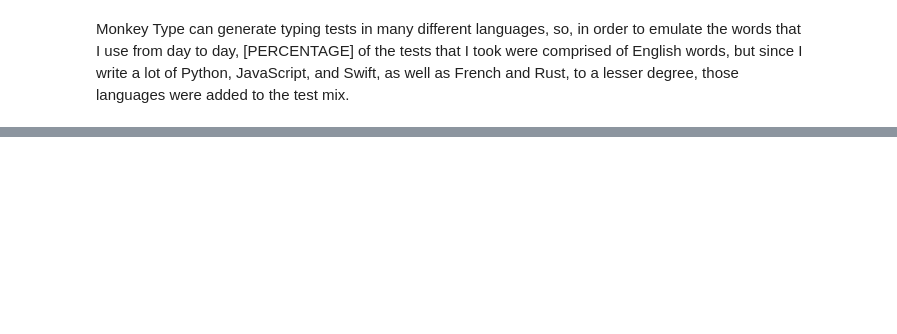
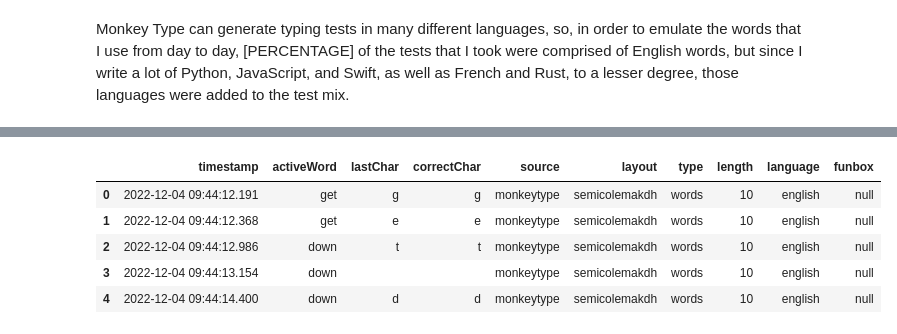
Before and after one commit to rmchorgh/MonkeyTypeMachineLearn, a Jupyter notebook: main.ipynb, the cells around one changed output, grey strips where cells are left out. Drawn from its saved outputs; the diff is of its cells as text; code cells hidden in the pictures; blank space fills up the shorter version.

```diff
--- a/main.ipynb
+++ b/main.ipynb
@@ -88,0 +191,12 @@ df.tail()
+# %%
+# Converting timestamps to python's date object
+
+df.timestamp = df.timestamp.apply(lambda x: dt.fromisoformat(x[:-1]))
+df.head()
+# %% [output]
+|  | timestamp | activeWord | lastChar | correctChar | source | layout | type | length | language | funbox |
+| 0 | 2022-12-04 09:44:12.191 | get | g | g | monkeytype | semicolemakdh | words | 10 | english | null |
+| 1 | 2022-12-04 09:44:12.368 | get | e | e | monkeytype | semicolemakdh | words | 10 | english | null |
+| 2 | 2022-12-04 09:44:12.986 | down | t | t | monkeytype | semicolemakdh | words | 10 | english | null |
+| 3 | 2022-12-04 09:44:13.154 | down |  |  | monkeytype | semicolemakdh | words | 10 | english | null |
+| 4 | 2022-12-04 09:44:14.400 | down | d | d | monkeytype | semicolemakdh | words | 10 | english | null |
```
Also changed, not shown: parts of 51 cells of this notebook, 7 other files.
